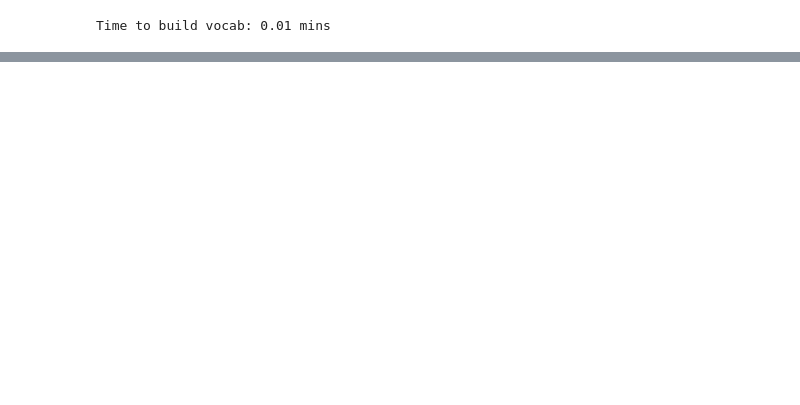
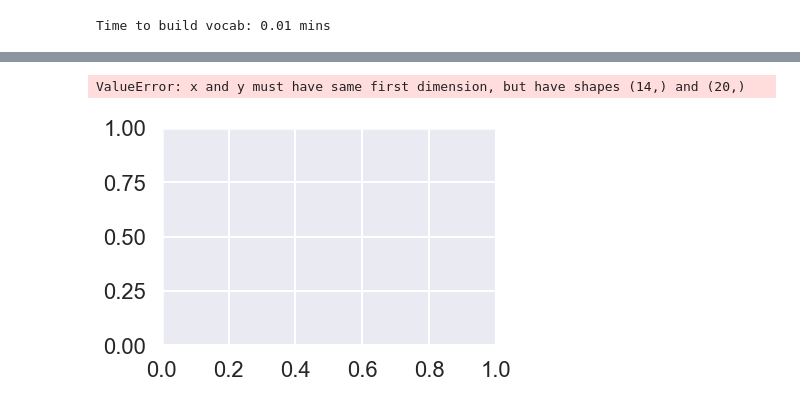
Before and after one commit to akd0510/NLP, a Jupyter notebook: NLP.ipynb, the cells around one changed output, grey strips where cells are left out. Drawn from its saved outputs; the diff is of its cells as text; code cells hidden in the pictures; blank space fills up the shorter version.

```diff
--- a/NLP.ipynb
+++ b/NLP.ipynb
@@ -193,0 +221,17 @@ plot_region(x_bounds=(0, 10), y_bounds=(0, 10))
+# %%
+CSS = []
+# %%
+K = range(1,15)
+for k in K:
+    km = KMeans(n_clusters = k)
+    km.fit(all_word_vectors_matrix)
+    CSS.append(km.inertia_)
+# %%
+plt.plot(K,CSS, 'bx-')
+plt.xlabel('k')
+plt.ylabel('Sum_of_squared_distances')
+plt.title('Elbow Method For Optimal k')
+plt.show()
+# %% [output]
+ValueError: x and y must have same first dimension, but have shapes (14,) and (20,)
+[figure, added]
```
Also changed, not shown: parts of 11 cells of this notebook.
